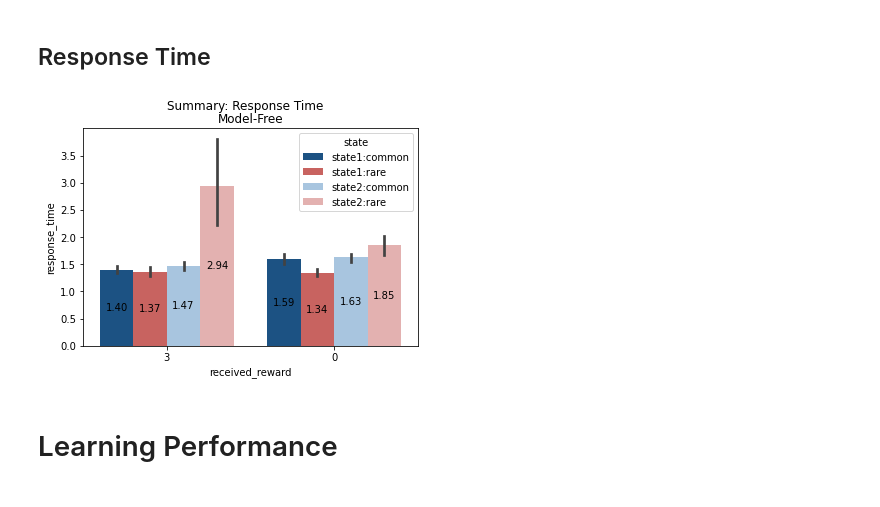
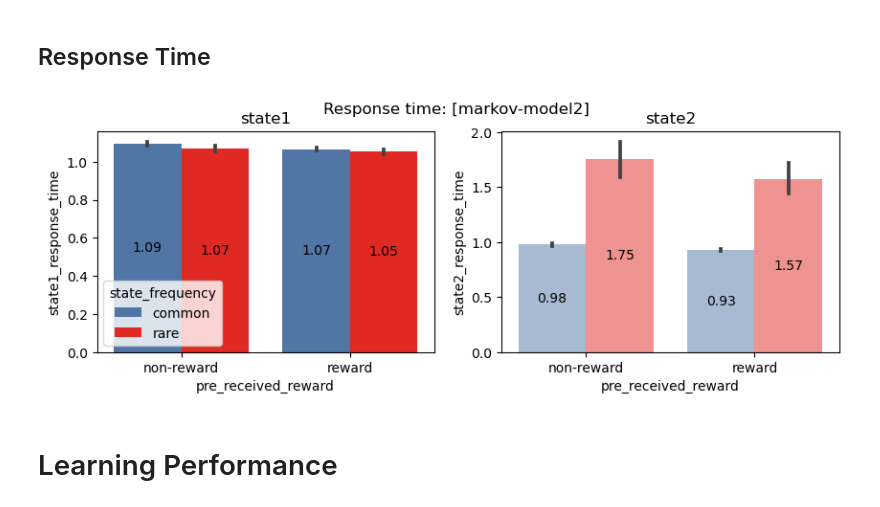
Before and after one commit to yangyuxue2333/ACTR-MarkovTask, a Jupyter notebook: analysis/test_model2.ipynb, the cells around one changed output. Saved outputs shown, nothing was run; the diff lists cells and outputs as text; code cells hidden in the pictures.

```diff
--- a/analysis/test_model2.ipynb
+++ b/analysis/test_model2.ipynb
@@ -172,44 +152,17 @@ df1_long['state'] = df1_long.apply(lambda x: x['state_name'].split('_')[0]+':'+x
 # %%
-# my_palette2 = sns.color_palette(["#0b5394", "#D9534F", "#9fc5e8", "#ECA9A7"])
-# hue_order = ['state1:common', 'state1:rare', 'state2:common', 'state2:rare']
+fig, axes = plt.subplots(1,2, figsize=(10,3))
+fig.suptitle('Response time: [%s]' % (model_name))
+sns.barplot(data=df1_state1stay, x='pre_received_reward', y='state1_response_time', hue='state_frequency', palette=my_palette, alpha=1, ax=axes[0])
+sns.barplot(data=df1_state1stay, x='pre_received_reward', y='state2_response_time', hue='state_frequency', palette=my_palette, alpha=.5, ax=axes[1])
+axes[0].set_title('state1')
+axes[1].set_title('state2')
+for ax in axes:
+    for container in ax.containers:
+        ax.bar_label(container, fmt='%.2f', label_type='center')
 
-# fig, axes = plt.subplots(1,2, figsize=(15,4), sharex=True)
-# fig.suptitle('Summary: Response Time')
-# sns.barplot(data=df1_long, x='received_reward', y='response_time',
-#             hue='state', palette=my_palette2,
-#             order = sorted(df1_long['received_reward'].unique(), reverse=True),
-#             hue_order=hue_order, ax=axes[0])
-
-# sns.barplot(data=df2_long, x='received_reward', y='response_time',
-#             hue='state', palette=my_palette2,
-#             order = sorted(df2_long['received_reward'].unique(), reverse=True),
-#             hue_order=hue_order, ax=axes[1])
-# for ax in axes:
-#     for container in ax.containers:
-#         ax.bar_label(container, fmt='%.2f', label_type='center')
-
-# axes[0].legend(loc=1)
-# axes[1].legend_.remove()
-# axes[0].set_title('Model-Free')
-# axes[1].set_title('Model-Base')
-
-# plt.show()
+axes[1].get_legend().remove()
+plt.show()
+# %% [output]
+[figure, added]
-# %%
-my_palette2 = sns.color_palette(["#0b5394", "#D9534F", "#9fc5e8", "#ECA9A7"])
-hue_order = ['state1:common', 'state1:rare', 'state2:common', 'state2:rare']
-
-fig, ax = plt.subplots()
-fig.suptitle('Summary: Response Time')
-sns.barplot(data=df1_long, x='received_reward', y='response_time',
-            hue='state', palette=my_palette2,
-            order = sorted(df1_long['received_reward'].unique(), reverse=True),
-            hue_order=hue_order, ax=ax)
-for container in ax.containers:
-    ax.bar_label(container, fmt='%.2f', label_type='center')
-ax.set_title('Model-Free')
-
-plt.show()
-# %% [output]
-[figure, removed]
 # %% [markdown]
 # Learning Performance
```
Also changed, not shown: parts of 33 cells of this notebook, 1 other file.
